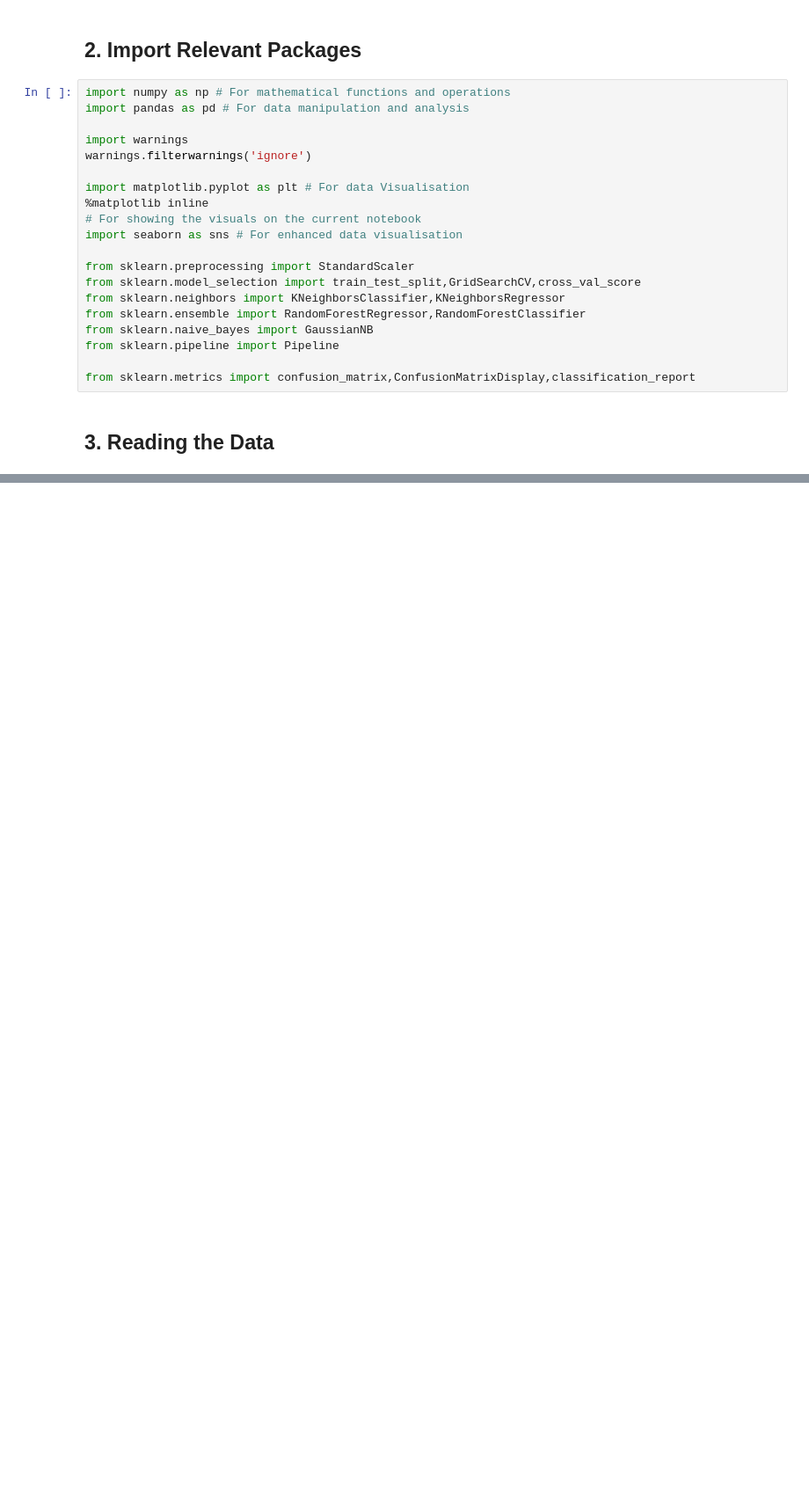
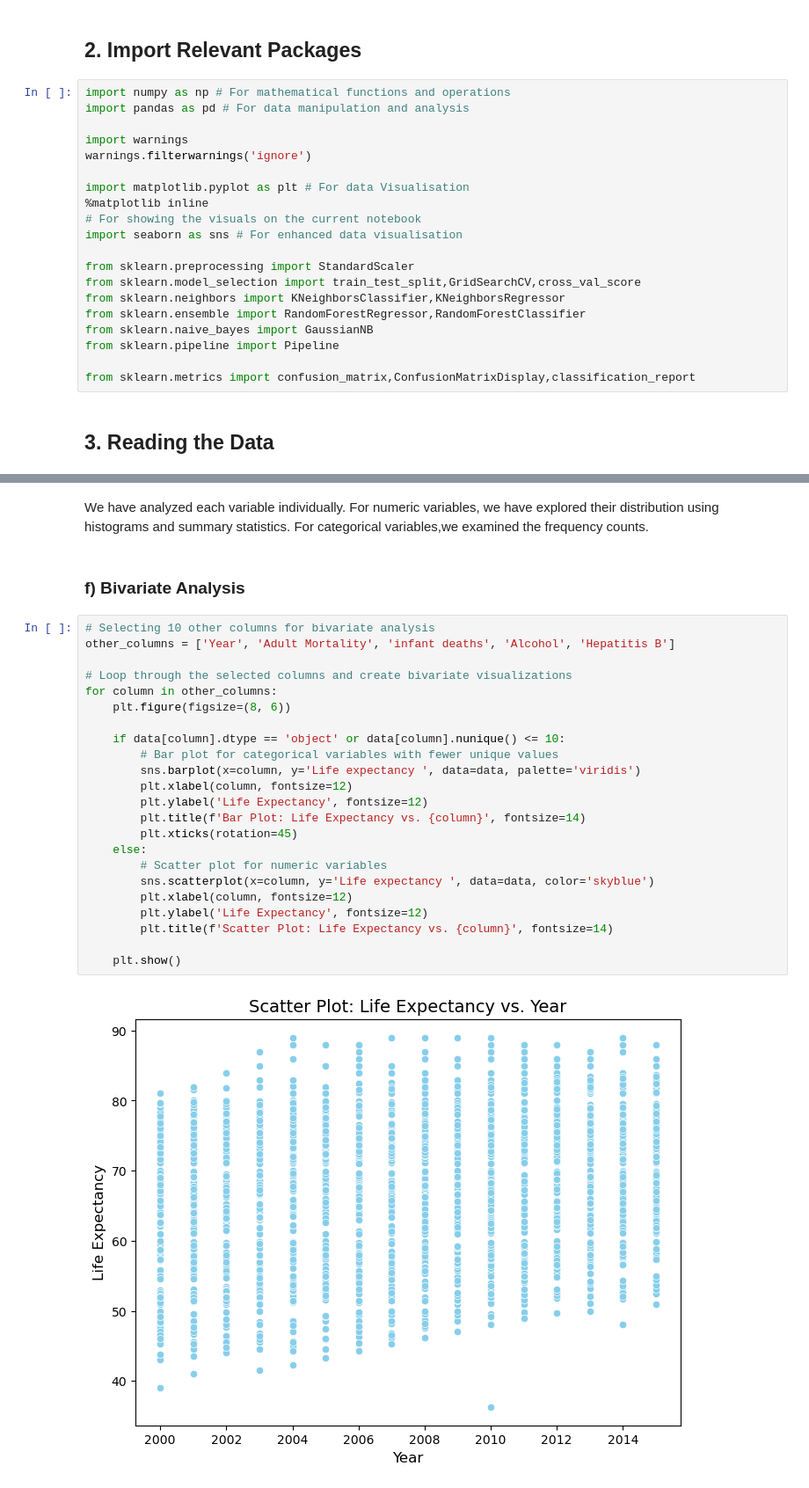
Before and after one commit to Dudimath/HealthMetrics360, a Jupyter notebook: student.ipynb, the cells around one changed output, grey strips where cells are left out. Shown at 88% size. Cells and saved outputs as stored; diff of their text form; blank space fills up the shorter version.

```diff
--- a/student.ipynb
+++ b/student.ipynb
@@ -109,0 +433,29 @@ data = pd.read_csv('Life Expectancy Data.csv')
+# %% [markdown]
+We have analyzed each variable individually. For numeric variables, we have explored their distribution using histograms and summary statistics. For categorical variables,we examined the frequency counts.
+# %% [markdown]
+### f) Bivariate Analysis
+# %%
+# Selecting 10 other columns for bivariate analysis
+other_columns = ['Year', 'Adult Mortality', 'infant deaths', 'Alcohol', 'Hepatitis B']
+
+# Loop through the selected columns and create bivariate visualizations
+for column in other_columns:
+    plt.figure(figsize=(8, 6))
+
+    if data[column].dtype == 'object' or data[column].nunique() <= 10:
+        # Bar plot for categorical variables with fewer unique values
+        sns.barplot(x=column, y='Life expectancy ', data=data, palette='viridis')
+        plt.xlabel(column, fontsize=12)
+        plt.ylabel('Life Expectancy', fontsize=12)
+        plt.title(f'Bar Plot: Life Expectancy vs. {column}', fontsize=14)
+        plt.xticks(rotation=45)
+    else:
+        # Scatter plot for numeric variables
+        sns.scatterplot(x=column, y='Life expectancy ', data=data, color='skyblue')
+        plt.xlabel(column, fontsize=12)
+        plt.ylabel('Life Expectancy', fontsize=12)
+        plt.title(f'Scatter Plot: Life Expectancy vs. {column}', fontsize=14)
+
+    plt.show()
+# %% [output]
+[figure, added]
```
Also changed, not shown: parts of 31 cells of this notebook.
